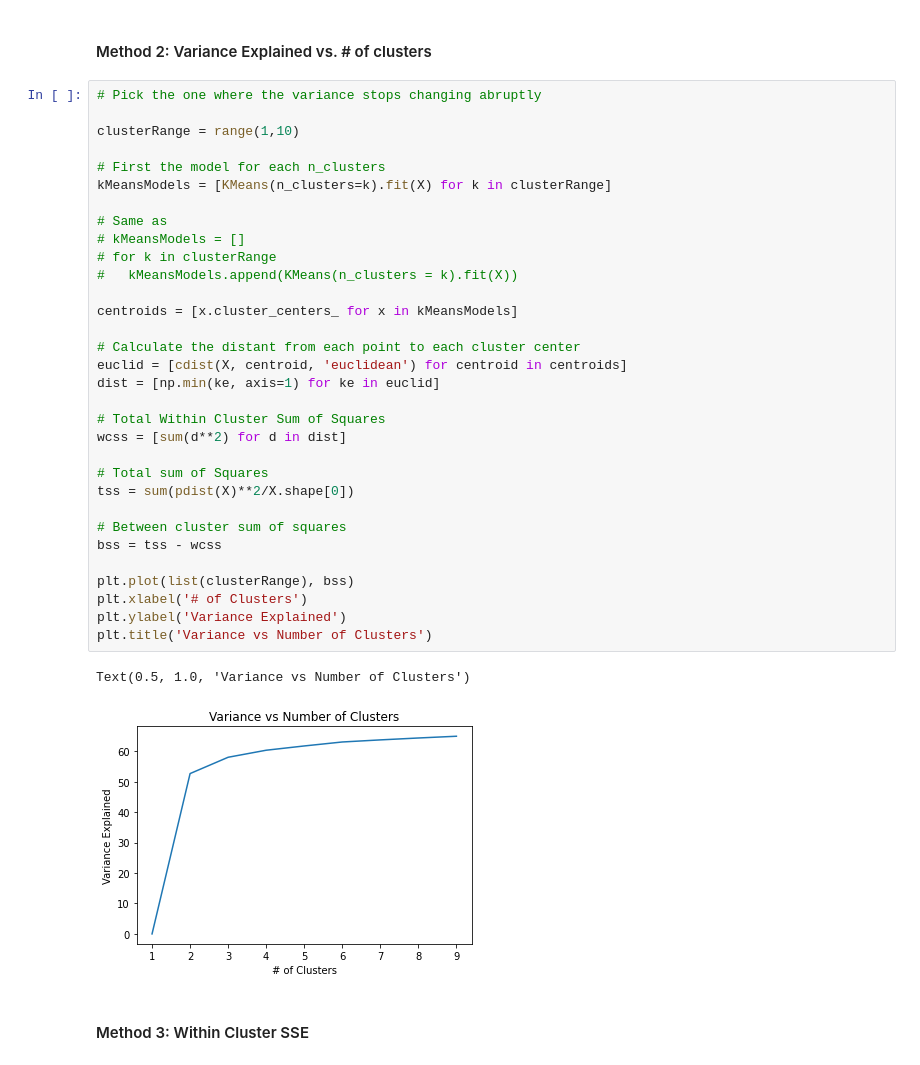
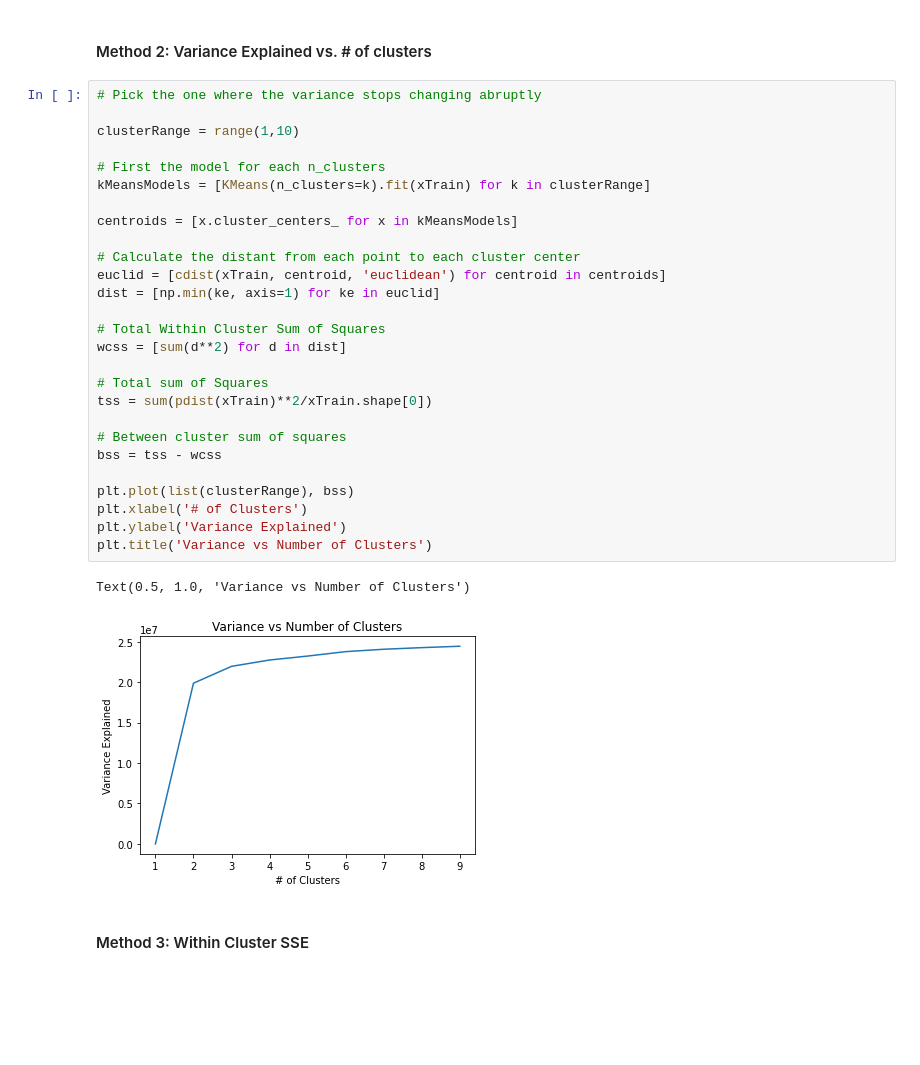
Before and after one commit to ryandhjeon/CS6010-pca-analysis-project, a Jupyter notebook: notebooks/assignment_9.ipynb, the cells around one changed output. Saved outputs shown, nothing was run; the diff lists cells and outputs as text; blank space fills up the shorter version.

```diff
--- a/notebooks/assignment_9.ipynb
+++ b/notebooks/assignment_9.ipynb
@@ -306,38 +141,33 @@ Obj. Func.: 5.8626880308321
 # %%
 # Pick the one where the variance stops changing abruptly
 
 clusterRange = range(1,10)
 
 # First the model for each n_clusters
-kMeansModels = [KMeans(n_clusters=k).fit(X) for k in clusterRange]
-
-# Same as
-# kMeansModels = []
-# for k in clusterRange
-#   kMeansModels.append(KMeans(n_clusters = k).fit(X))
+kMeansModels = [KMeans(n_clusters=k).fit(xTrain) for k in clusterRange]
 
 centroids = [x.cluster_centers_ for x in kMeansModels]
 
 # Calculate the distant from each point to each cluster center
-euclid = [cdist(X, centroid, 'euclidean') for centroid in centroids]
+euclid = [cdist(xTrain, centroid, 'euclidean') for centroid in centroids]
 dist = [np.min(ke, axis=1) for ke in euclid]
 
 # Total Within Cluster Sum of Squares
 wcss = [sum(d**2) for d in dist]
 
 # Total sum of Squares
-tss = sum(pdist(X)**2/X.shape[0])
+tss = sum(pdist(xTrain)**2/xTrain.shape[0])
 
 # Between cluster sum of squares
 bss = tss - wcss
 
 plt.plot(list(clusterRange), bss)
 plt.xlabel('# of Clusters')
 plt.ylabel('Variance Explained')
 plt.title('Variance vs Number of Clusters')
 # %% [output]
 Text(0.5, 1.0, 'Variance vs Number of Clusters')
-[figure, old version]
+[figure, new version]
 # %% [markdown]
 #### Method 3: Within Cluster SSE
 # %%
```
Also changed, not shown: parts of 58 cells of this notebook.
